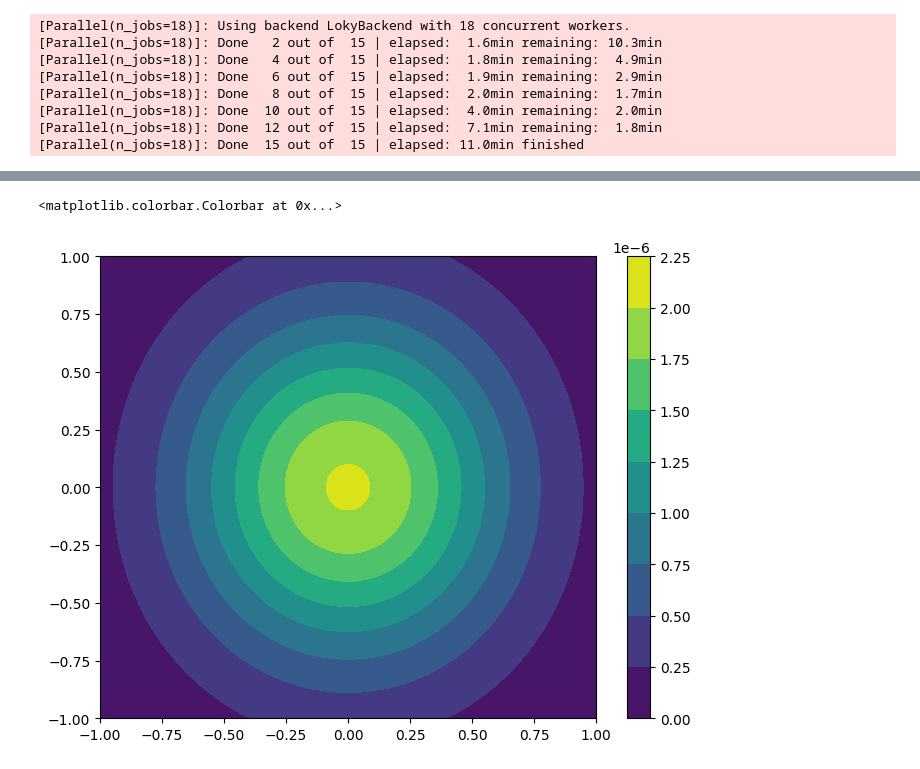
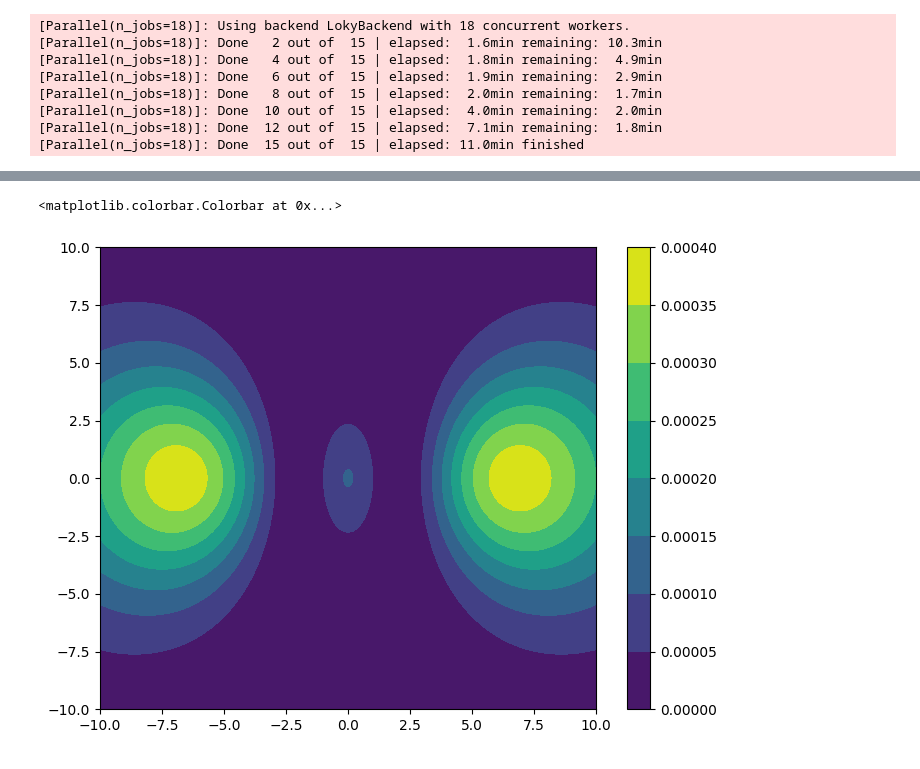
Before and after one commit to ChrisChen31415/Crystal_Field_Calculation, a Jupyter notebook: crystal_field_frontend.ipynb, the cells around one changed output, grey strips where cells are left out. Saved outputs shown, nothing was run; the diff lists cells and outputs as text; code cells hidden in the pictures.

Commit message:
Fixed normalization issue
Normalizatoin issue with Zeff now fixed, a radial sampler is written

```diff
--- a/crystal_field_frontend.ipynb
+++ b/crystal_field_frontend.ipynb
@@ -104,8 +103,10 @@ def find_eigenstates_polar(Zeff, n, l, m):
         # radial equation
         laguerre = sp.genlaguerre(n-l-1, 2*l+1)
         rho = 2 * Zeff * r / (n * a0)
-        coeff = np.sqrt((2/(n*a0))**3 * sp.factorial(n-l-1) / (2*n*sp.factorial(n+l))) * np.exp(-rho/2) * rho**l
-        return coeff * laguerre(rho)
+        numerator = (2*Zeff/(n*a0))**3 * sp.factorial(n-l-1)
+        denominator = 2 * n * sp.factorial(n+l)
+        norm_factor = np.sqrt(numerator / denominator)
+        return norm_factor * np.exp(-rho/2) * rho**l * laguerre(rho)
 
     def eigenfunction(r, theta, phi):
         # final eigen function
@@ -119,25 +120,23 @@ def find_eigenstates_cart(Zeff, n, l, m):
     def eigenfunction(x, y, z):
         r = np.sqrt(x**2 + y**2 + z**2)
         theta = np.arccos(z/(r+eps))
-        phi = np.arctan(x/(y+eps))
+        phi = np.arctan2(y+eps, x)
         return find_eigenstates_polar(Zeff, n, l, m)(r, theta, phi)
     return eigenfunction
 
 
 def raidal_sampler(Zeff, n, l, Nr):
     """return the r_max that would optimize radial sampling"""
-    def R(r):
-        # radial equation
-        laguerre = sp.genlaguerre(n-l-1, 2*l+1)
-        rho = 2 * Zeff * r / (n * a0)
-        coeff = np.sqrt((2/(n*a0))**3 * sp.factorial(n-l-1) / (2*n*sp.factorial(n+l))) * np.exp(-rho/2) * rho**l
-        return coeff * laguerre(rho)
-
     # quantify decay of radial function
-    r_peak = n**2/Zeff
+    r_peak = n**2 / Zeff
     r_max = 10 * r_peak
 
-    # generate non-uniform sampling
+    # generate non-uniform sampling by logarithmic scale
+    r_min = 1e-4
+    log_r = np.linspace(np.log(r_min), np.log(r_max), Nr)
+    r_vals = np.exp(log_r)
+
+    return r_max, r_vals
 # %%
 ### Vectorizd perturbation matrix computation
 def create_spherical_grid(r_max, Nr=50, Ntheta=50, Nphi=50):
@@ -331,15 +330,15 @@ compute_matrix_element(0, 0, eigen_states, V, 100)
 # %%
 # plotting the hydrogen wave function
-grid_extent = 1
+grid_extent = 10
 grid_resolution= 680
 x = y = np.linspace(-grid_extent, grid_extent, grid_resolution)
 x, y = np.meshgrid(x, y)
 eps = np.finfo(float).eps
-wfc = np.array(find_eigenstates_cart(11.18, 3, 2, 2)(np.ravel(x), 2, np.ravel(y))**2)
+wfc = np.array(find_eigenstates_cart(1, 3, 2, 2)(np.ravel(x), 2, np.ravel(y))**2)
 value_grid = wfc.reshape(x.shape)
 fig, ax = plt.subplots(figsize=(8, 6))
 contour = plt.contourf(x, y, value_grid)
 plt.colorbar(contour)
 # %% [output]
 <matplotlib.colorbar.Colorbar at 0x...>
-[figure, old version]
+[figure, new version]
```
Also changed, not shown: parts of 3 cells of this notebook.
